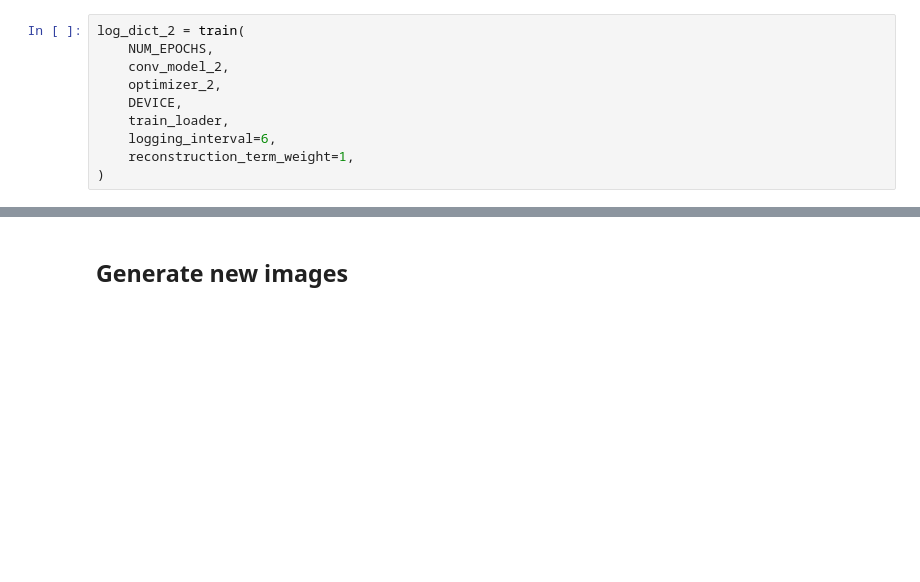
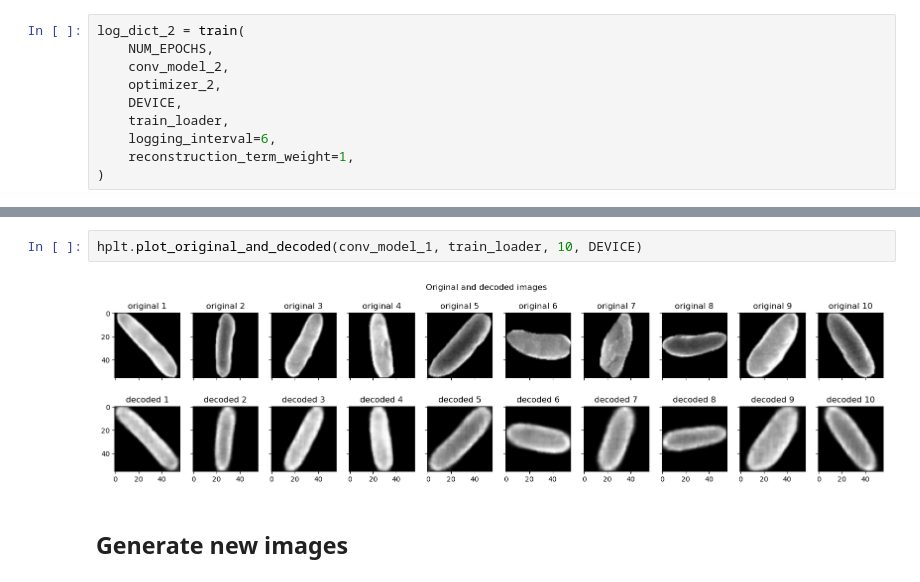
Before and after one commit to anghol/vae-cells, a Jupyter notebook: notebooks/vae_for_cells.ipynb, the cells around one changed output, grey strips where cells are left out. Saved outputs shown, nothing was run; the diff lists cells and outputs as text; blank space fills up the shorter version.

```diff
--- a/notebooks/vae_for_cells.ipynb
+++ b/notebooks/vae_for_cells.ipynb
@@ -262,2 +195,6 @@ for i in range(n_images):
+# %%
+hplt.plot_original_and_decoded(conv_model_1, train_loader, 10, DEVICE)
+# %% [output]
+[figure, added]
 # %% [markdown]
 ## Generate new images
```
Also changed, not shown: parts of 11 cells of this notebook, 2 other files.
